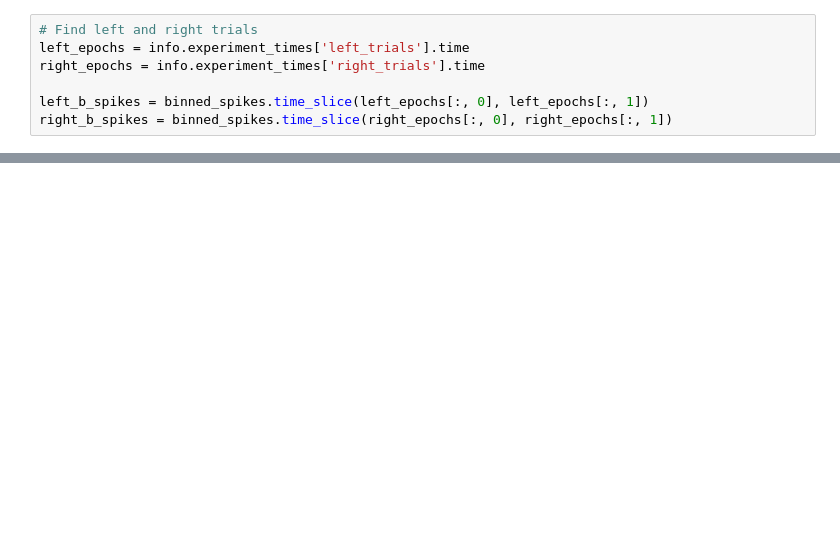
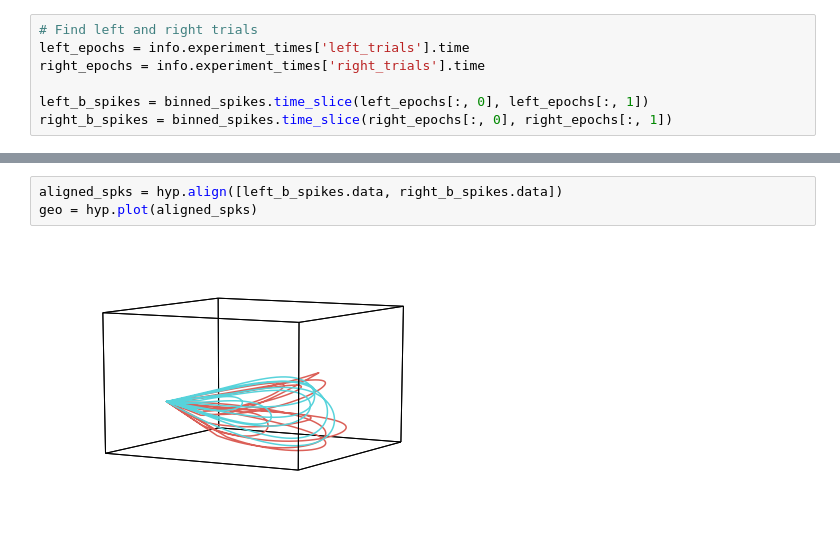
Before and after one commit to vandermeerlab/hc_hyperalign, a Jupyter notebook: sandbox.ipynb, the cells around one changed output, grey strips where cells are left out. Cells and saved outputs as stored; diff of their text form; blank space fills up the shorter version.

```diff
--- a/sandbox.ipynb
+++ b/sandbox.ipynb
@@ -33,0 +50,5 @@ right_b_spikes = binned_spikes.time_slice(right_epochs[:, 0], right_epochs[:, 1]
+# %%
+aligned_spks = hyp.align([left_b_spikes.data, right_b_spikes.data])
+geo = hyp.plot(aligned_spks)
+# %% [output]
+[figure, added]
```
Also changed, not shown: parts of 5 cells of this notebook.
